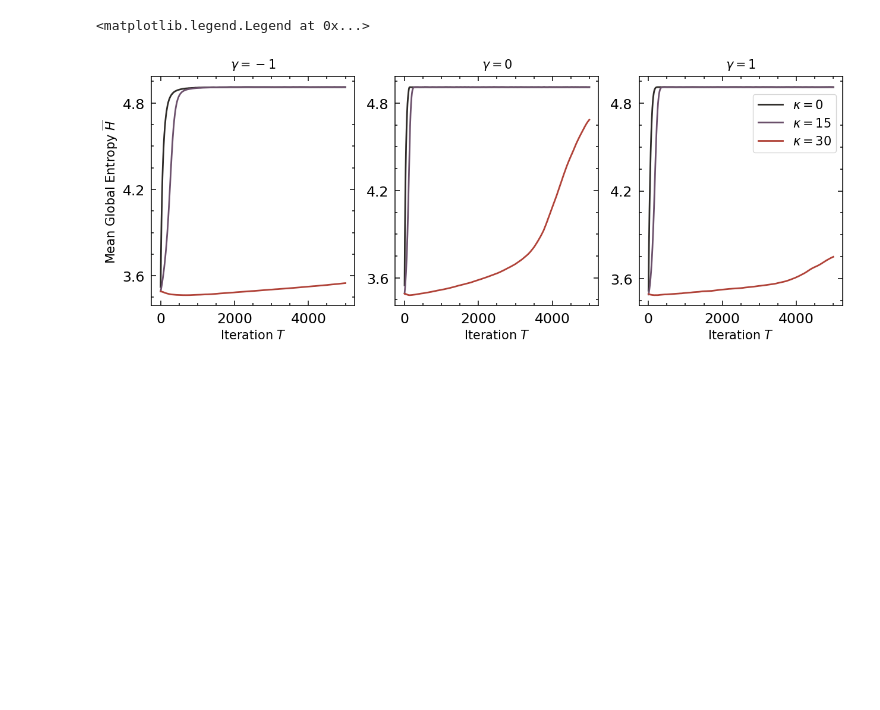
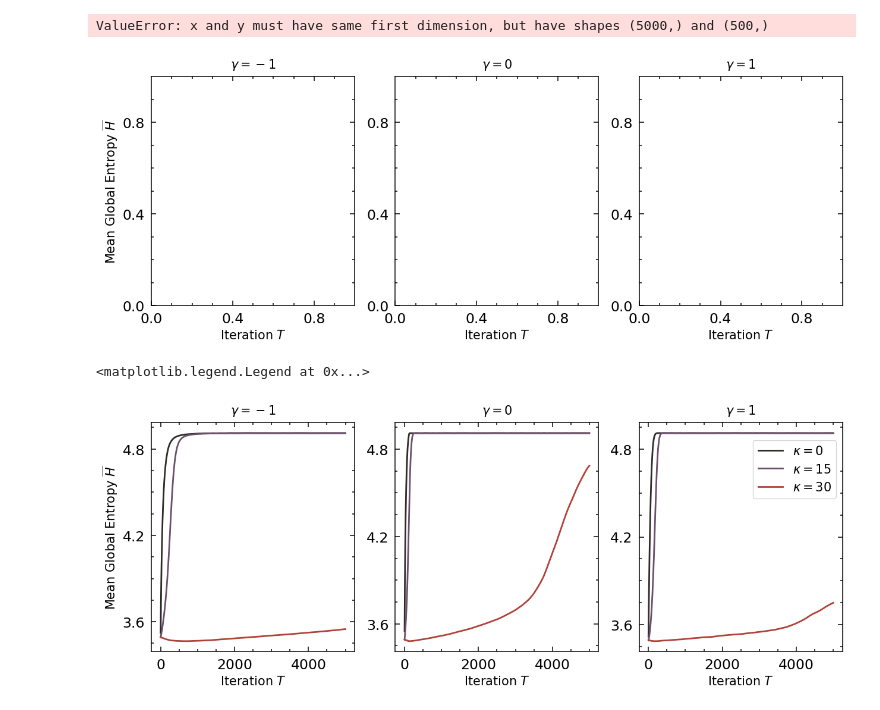
Before and after one commit to patrick-oliveira/EntropiaGrafos, a Jupyter notebook: notebooks/Análise Case 1.ipynb, the cells around one changed output. Drawn from its saved outputs; the diff is of its cells as text; code cells hidden in the pictures; blank space fills up the shorter version.

Commit message:
refatoração gerado resultados errados

```diff
--- a/notebooks/Análise Case 1.ipynb
+++ b/notebooks/Análise Case 1.ipynb
@@ -15,7 +15,84 @@ from opdynamics.utils.plotting.formatting import (classical_structure,
                                                   format_text)
 # %%
 params = parse_experiment_params("../experiments_params/case_1.json")
-results = get_experiment_mean_data(params, "../results/case_1/")
+results = get_experiment_mean_data(params, "../results/case_0/")
+# %%
+# parameters
+
+nrows = 1
+ncols = 3
+
+titles = [rf"$\gamma = {k}$" for k in [-1, 0, 1]]
+title_size = 15
+single_ylabel = True
+position_ylabel = "left"
+ylabel = r"Mean Global Entropy $\overline{H}$"
+ylabel_fontsize = 15
+xlabel_bottom_only = True
+xlabel = r"Iteration $T$"
+xlabel_fontsize = 15
+axis_width = 1.08
+tick_pad = 8
+tick_label_size = 17
+num_x_ticks = 3
+num_y_ticks= 3
+
+
+fig, axs = plt.subplots(nrows = nrows, ncols = ncols, figsize = (5*ncols, 5*nrows))
+
+fig, axs = classical_structure(
+    fig,
+    axs,
+    axis_width,
+    tick_pad,
+    tick_label_size,
+    num_x_ticks,
+    num_y_ticks
+)
+
+# Text
+fig, axs = format_text(
+    fig,
+    axs,
+    titles,
+    title_size,
+    single_ylabel,
+    position_ylabel,
+    ylabel,
+    ylabel_fontsize,
+    xlabel_bottom_only,
+    xlabel,
+    xlabel_fontsize
+)
+
+# plot
+line_width = 2
+
+measure = 'entropy'
+
+kappa_color = {
+    0: "#2e2b28",
+    15: "#6b506b",
+    30: "#b04238"
+}
+
+X = np.arange(1, 500 + 1)
+
+selected_params = [x for x in params if x['gamma'] == -1]
+for p in selected_params:
+    axs[0].plot(X, results[make_tuple(p)][measure], c = kappa_color[p['kappa']], linewidth = line_width)
+
+selected_params = [x for x in params if x['gamma'] == 0]
+for p in selected_params:
+    axs[1].plot(X, results[make_tuple(p)][measure], c = kappa_color[p['kappa']], linewidth = line_width)
+
+selected_params = [x for x in params if x['gamma'] == 1]
+for p in selected_params:
+    axs[2].plot(X, results[make_tuple(p)][measure], c = kappa_color[p['kappa']], linewidth = line_width, label = rf"$\kappa = {p['kappa']}$")
+axs[2].legend(loc = 'upper right', fontsize = 15, bbox_to_anchor = (1, 0.95))
+# %% [output]
+ValueError: x and y must have same first dimension, but have shapes (5000,) and (500,)
+[figure, added]
 # %%
 # parameters
 
```
Also changed, not shown: 45 other files.
